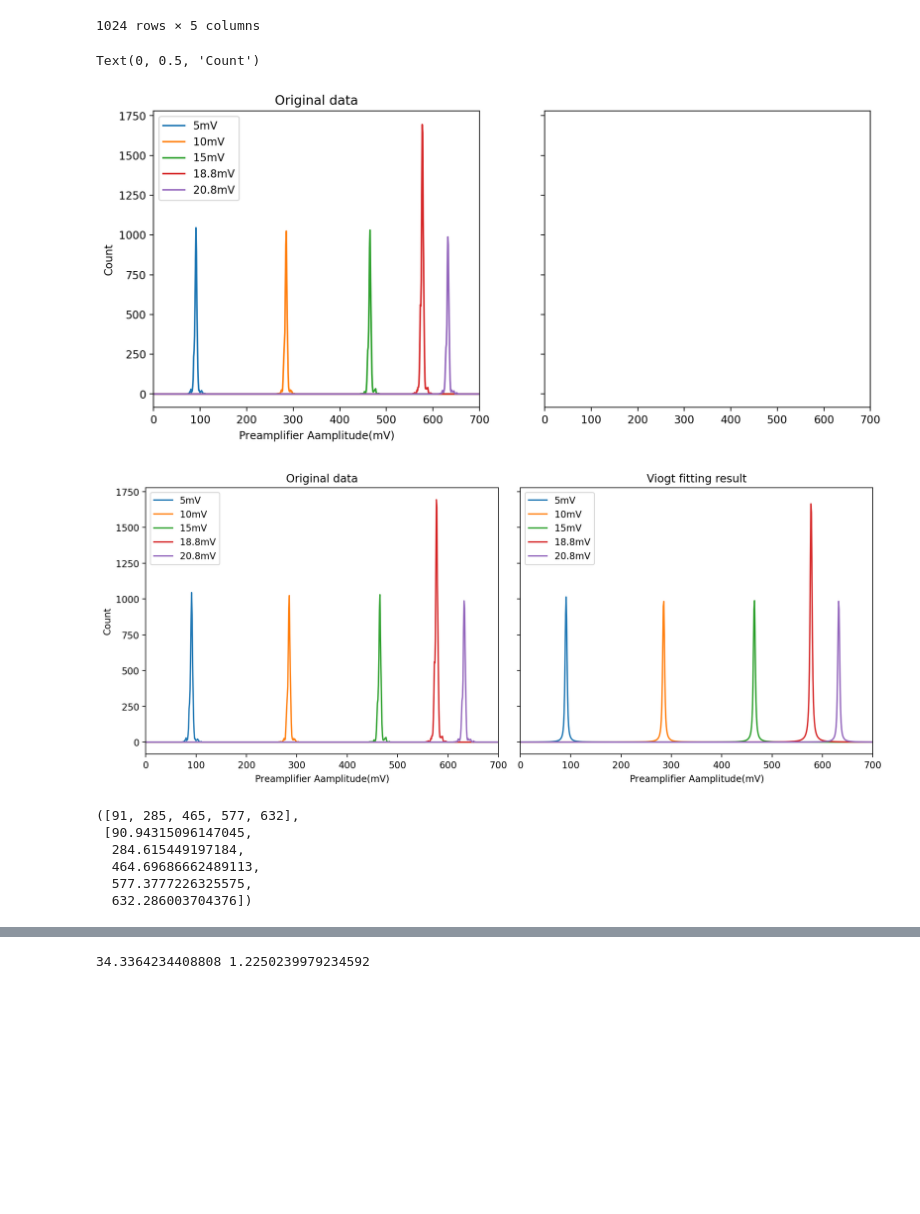
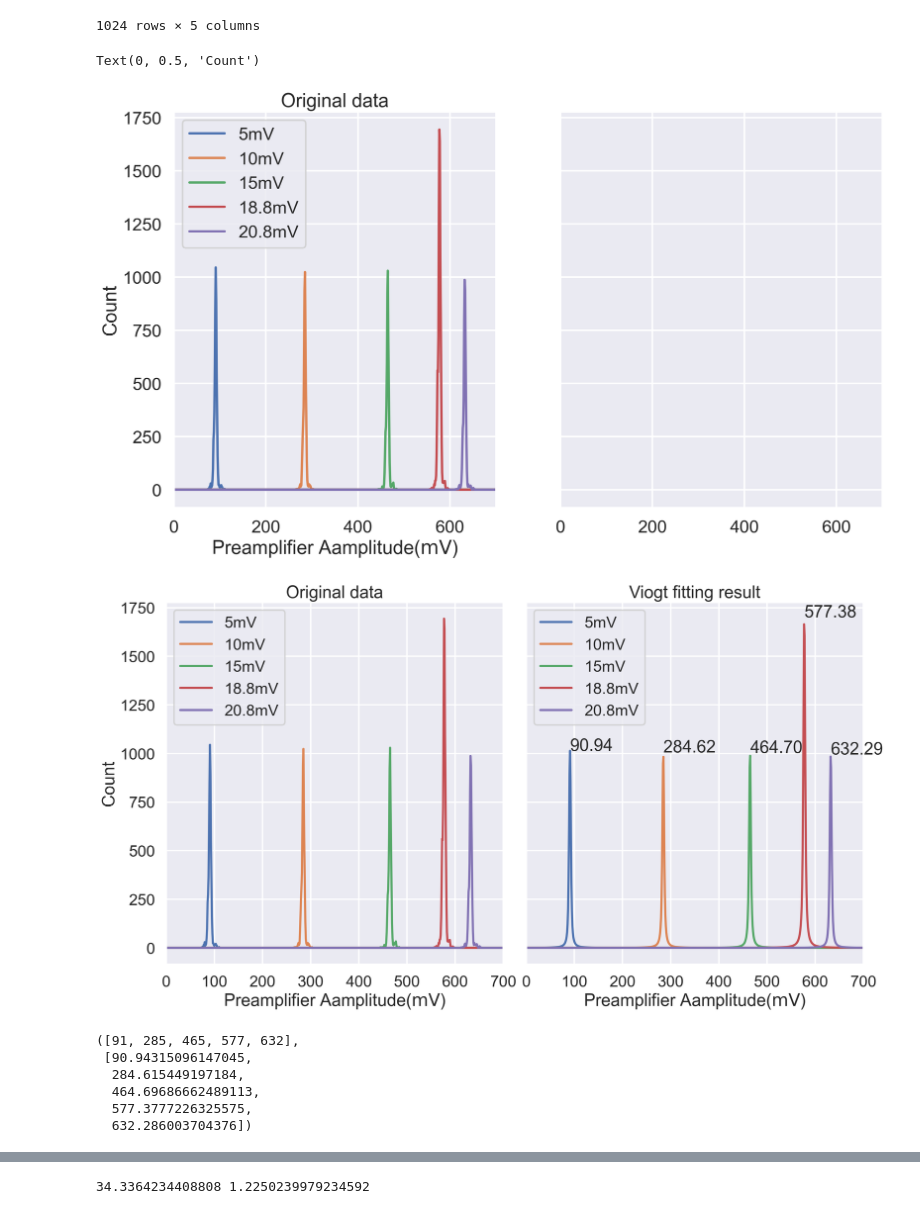
Before and after one commit to Xuanyiyiren/Fundamental-Laboratory-Experiment-in-Nuclear-Electronics-II, a Jupyter notebook: Experiment-5/data_ana.ipynb, the cells around one changed output, grey strips where cells are left out. Cells and saved outputs as stored; diff of their text form; code cells hidden in the pictures; blank space fills up the shorter version.

```diff
--- a/Experiment-5/data_ana.ipynb
+++ b/Experiment-5/data_ana.ipynb
@@ -5,8 +5,11 @@ import matplotlib.pyplot as plt
 # plt.rcParams['font.sans-serif']=['Simhei']  #显示中文
 # plt.rcParams['axes.unicode_minus']=False    #显示负号
 %config InlineBackend.figure_format = 'retina'
+import seaborn as sns
+sns.set_theme('poster')
+
+import astropy.units as u
 from lmfit.models import LinearModel,VoigtModel,SplineModel
-
 from scipy.signal import find_peaks
 from scipy.interpolate import CubicSpline
 
@@ -56,15 +59,15 @@ data_linear_celibration
 | 1023 | 0 | 0 | 0 | 0 | 0 |
 1024 rows × 5 columns
 # %%
-fig,axes = plt.subplots(1,2,figsize=(12,5),sharex=True,sharey=True)
+fig,axes = plt.subplots(1,2,figsize=(16,9),sharex=True,sharey=True)
 data_linear_celibration.plot(ax = axes[0])
 axes[0].set_xlim(0,700)
 axes[0].set_title('Original data')
 axes[0].set_xlabel(r'Preamplifier Aamplitude($\rm{mV}$)')
 axes[0].set_ylabel('Count')
 # %% [output]
 Text(0, 0.5, 'Count')
-[figure, old version]
+[figure, new version]
 # %%
 peaks = []
 peaks_voigt = []
@@ -75,22 +78,25 @@ for col in data_linear_celibration.columns:
     peaks.append(peak[0])
     model = VoigtModel()
     params = model.guess(data, x=x_data)
-    params['gamma'].set( vary=True)
+    params['gamma'].set(vary=True)
     result = model.fit(data, params, x=x_data)
     peaks_voigt.append(result.params['center'].value)
     axes[1].plot(x_data, result.best_fit, label=col)
+    axes[1].text(result.params['center'].value, result.params['height'].value,
+                 f'{result.params['center'].value:.2f}')
 
 axes[1].set_title('Viogt fitting result')
 axes[1].set_xlabel(r'Preamplifier Aamplitude($\rm{mV}$)')
 axes[1].set_ylabel('Count')
-axes[1].legend()
+axes[0].legend(loc='upper left')
+axes[1].legend(loc='upper left')
 fig.tight_layout()
 fig.savefig(path + 'linear_celibration.pdf')
 display(fig)
 
 peaks,peaks_voigt
 # %% [output]
-[figure, old version]
+[figure, new version]
 ([91, 285, 465, 577, 632],
  [90.94315096147045,
   284.615449197184,
```
Also changed, not shown: parts of 28 cells of this notebook, 33 other files.
